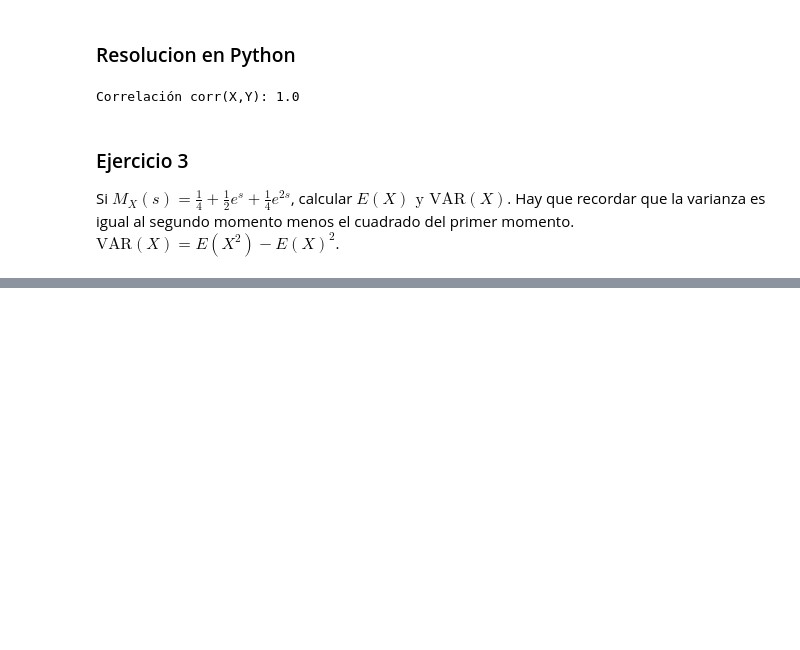
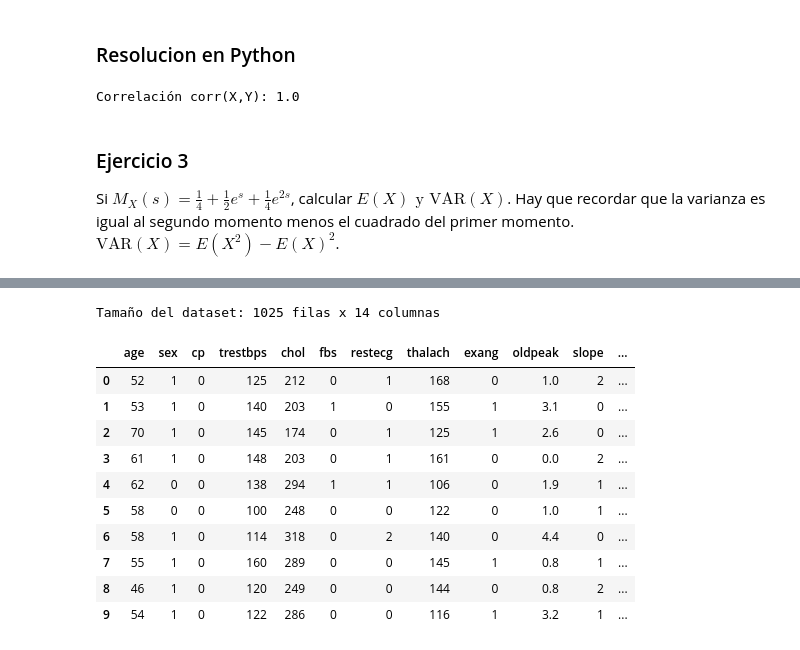
Before and after one commit to juandtap/Practica_02_analisis_multivariado_metodos_estocasticos, a Jupyter notebook: practica_02_probabilidad_momentos_exploracion.ipynb, the cells around one changed output, grey strips where cells are left out. Drawn from its saved outputs; the diff is of its cells as text; code cells hidden in the pictures; blank space fills up the shorter version.

```diff
--- a/practica_02_probabilidad_momentos_exploracion.ipynb
+++ b/practica_02_probabilidad_momentos_exploracion.ipynb
@@ -85,0 +95,24 @@ Si $ M_X(s) = \frac{1}{4} + \frac{1}{2}e^s + \frac{1}{4}e^{2s} $, calcular $ E(X
+# %%
+import pandas as pd
+import copy
+# Cargar dataframe desde url de csv alojado en repositorio de github
+url_dataframe = 'https://raw.githubusercontent.com/juandtap/Practica_02_analisis_multivariado_metodos_estocasticos/master/heart.csv'
+# el separador es una (,) y la primera fila son los encabezados (header= 0)
+dfOriginal = pd.read_csv(url_dataframe, sep=',', header=0)
+dataframe = copy.deepcopy(dfOriginal)
+print("Tamaño del dataset: "+str(dataframe.shape[0])+" filas x "+str(dataframe.shape[1])+" columnas")
+# Se muestran las 10 primeros registros
+dataframe.head(10)
+# %% [output]
+Tamaño del dataset: 1025 filas x 14 columnas
+|  | age | sex | cp | trestbps | chol | fbs | restecg | thalach | exang | oldpeak | slope | ... |
+| 0 | 52 | 1 | 0 | 125 | 212 | 0 | 1 | 168 | 0 | 1.0 | 2 | ... |
+| 1 | 53 | 1 | 0 | 140 | 203 | 1 | 0 | 155 | 1 | 3.1 | 0 | ... |
+| 2 | 70 | 1 | 0 | 145 | 174 | 0 | 1 | 125 | 1 | 2.6 | 0 | ... |
+| 3 | 61 | 1 | 0 | 148 | 203 | 0 | 1 | 161 | 0 | 0.0 | 2 | ... |
+| 4 | 62 | 0 | 0 | 138 | 294 | 1 | 1 | 106 | 0 | 1.9 | 1 | ... |
+| 5 | 58 | 0 | 0 | 100 | 248 | 0 | 0 | 122 | 0 | 1.0 | 1 | ... |
+| 6 | 58 | 1 | 0 | 114 | 318 | 0 | 2 | 140 | 0 | 4.4 | 0 | ... |
+| 7 | 55 | 1 | 0 | 160 | 289 | 0 | 0 | 145 | 1 | 0.8 | 1 | ... |
+| 8 | 46 | 1 | 0 | 120 | 249 | 0 | 0 | 144 | 0 | 0.8 | 2 | ... |
+| 9 | 54 | 1 | 0 | 122 | 286 | 0 | 0 | 116 | 1 | 3.2 | 1 | ... |
```
Also changed, not shown: parts of 7 cells of this notebook.
